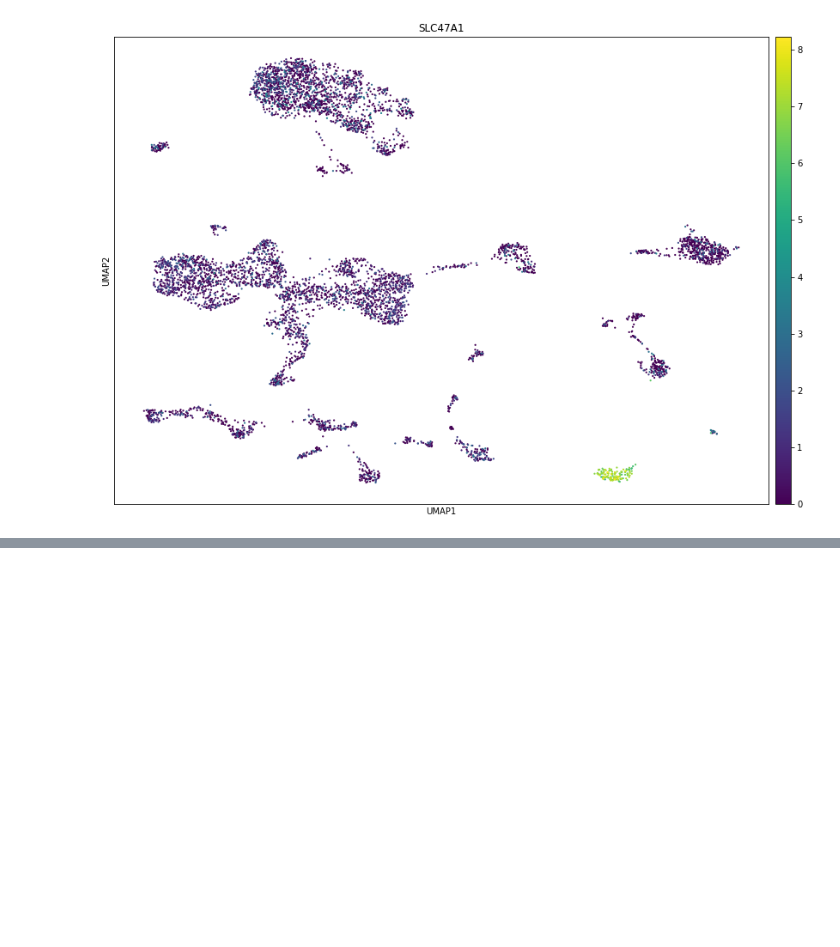
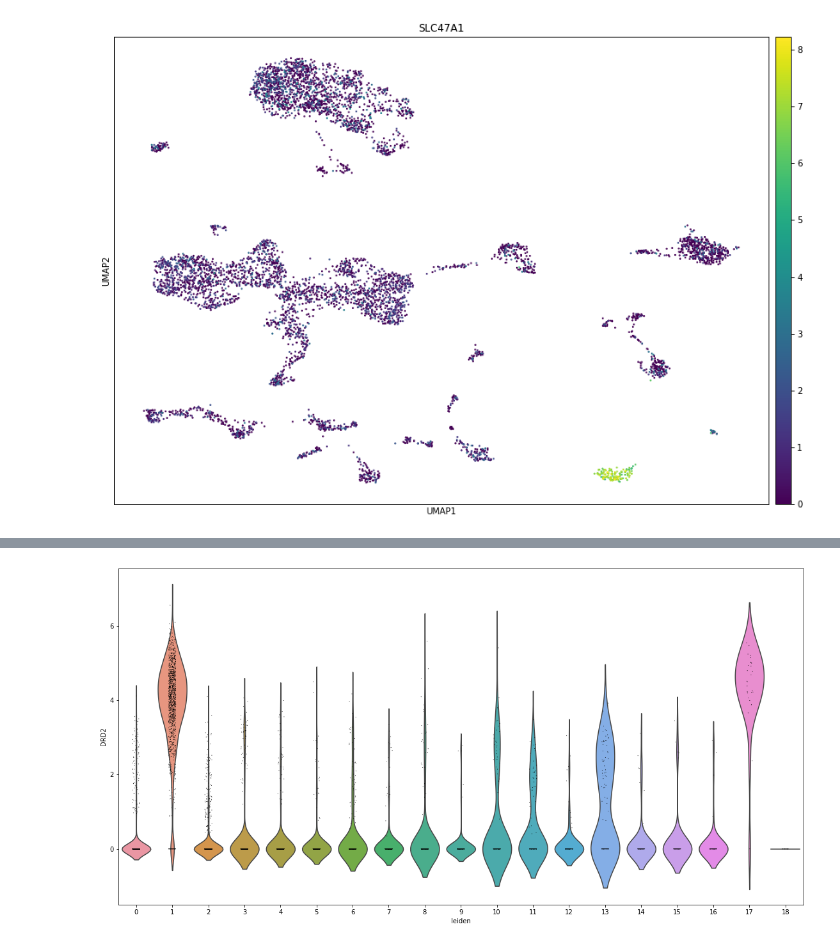
Before and after one commit to pfenninglab/nhp_snrna_striatum_analysis, a Jupyter notebook: analysis/full_nuclei_analysis.ipynb, the cells around one changed output, grey strips where cells are left out. Cells and saved outputs as stored; diff of their text form; code cells hidden in the pictures; blank space fills up the shorter version.

```diff
--- a/analysis/full_nuclei_analysis.ipynb
+++ b/analysis/full_nuclei_analysis.ipynb
@@ -197,0 +285,4 @@ cluster_assign_dict
+# %%
+sc.pl.violin(striatum_ann,keys=["DRD2"],groupby="leiden")
+# %% [output]
+[figure, added]
```
Also changed, not shown: parts of 15 cells of this notebook.
